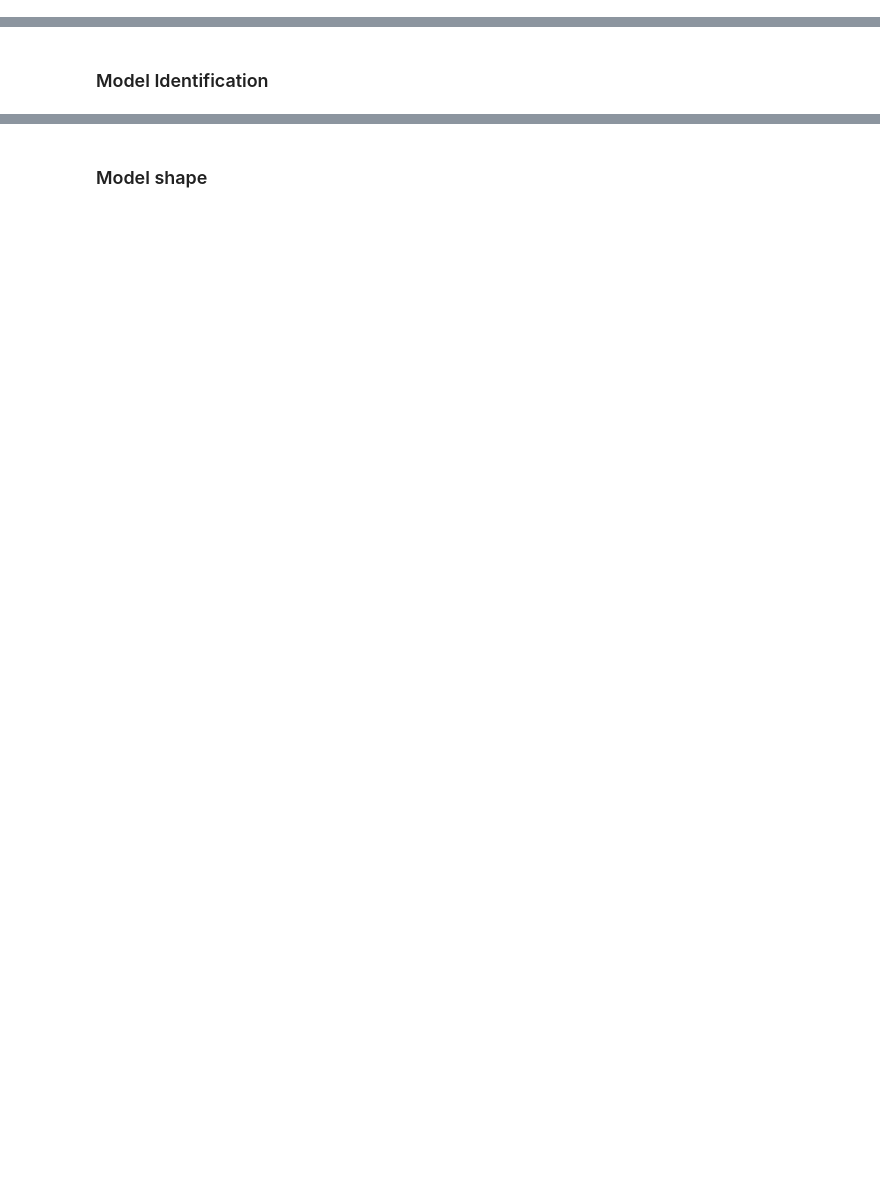
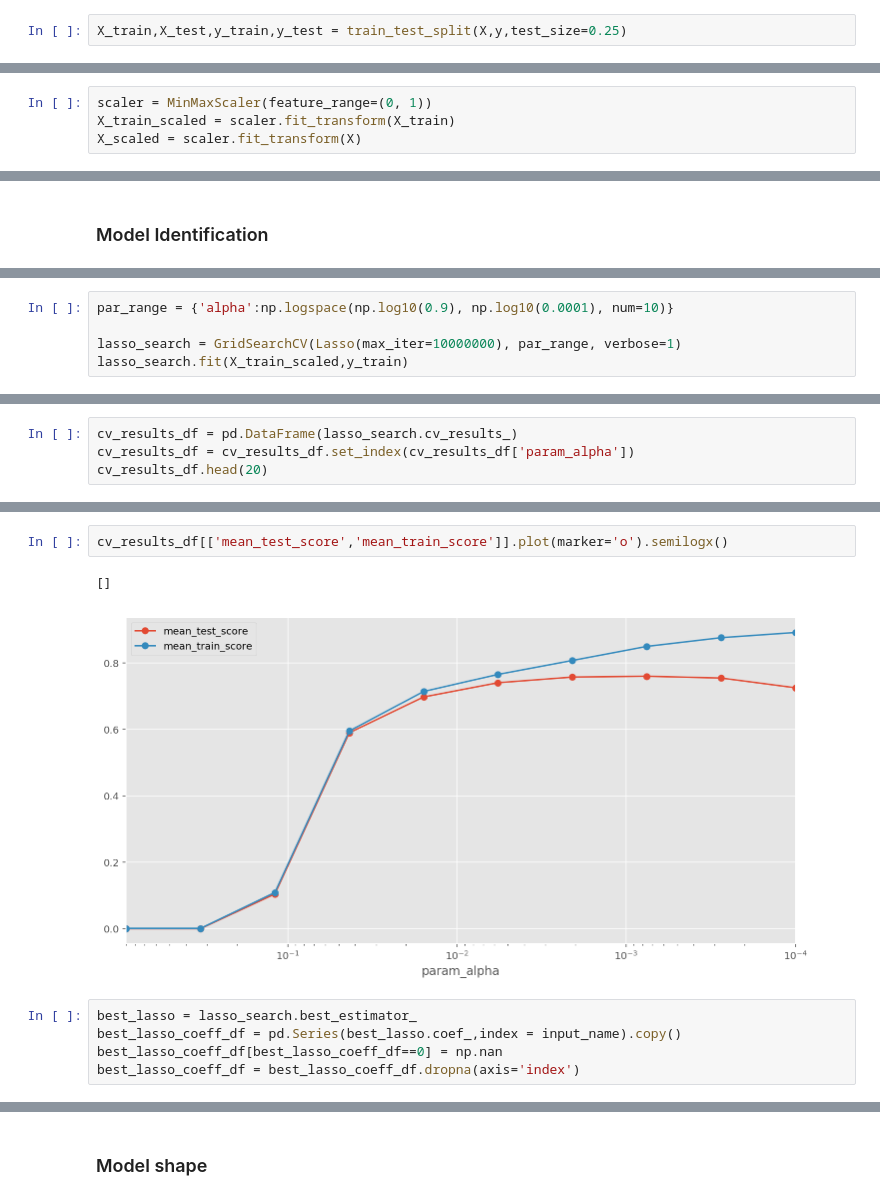
Before and after one commit to luciofaso/migration_analysis, a Jupyter notebook: EmigrationModel.ipynb, the cells around one changed output, grey strips where cells are left out. Drawn from its saved outputs; the diff is of its cells as text; blank space fills up the shorter version.

```diff
--- a/EmigrationModel.ipynb
+++ b/EmigrationModel.ipynb
@@ -45,0 +85,2 @@ for column in data:
+# %%
+X_train,X_test,y_train,y_test = train_test_split(X,y,test_size=0.25)
@@ -45,0 +89,4 @@ for column in data:
+# %%
+scaler = MinMaxScaler(feature_range=(0, 1))
+X_train_scaled = scaler.fit_transform(X_train)
+X_scaled = scaler.fit_transform(X)
@@ -92,0 +97,5 @@ model_lasso = LassoCV(0.005,max_iter=100000000)
+# %%
+par_range = {'alpha':np.logspace(np.log10(0.9), np.log10(0.0001), num=10)}
+
+lasso_search = GridSearchCV(Lasso(max_iter=10000000), par_range, verbose=1)
+lasso_search.fit(X_train_scaled,y_train)
@@ -92,0 +114,4 @@ model_lasso = LassoCV(0.005,max_iter=100000000)
+# %%
+cv_results_df = pd.DataFrame(lasso_search.cv_results_)
+cv_results_df = cv_results_df.set_index(cv_results_df['param_alpha'])
+cv_results_df.head(20)
@@ -92,0 +131,10 @@ model_lasso = LassoCV(0.005,max_iter=100000000)
+# %%
+cv_results_df[['mean_test_score','mean_train_score']].plot(marker='o').semilogx()
+# %% [output]
+[]
+[figure, added]
+# %%
+best_lasso = lasso_search.best_estimator_
+best_lasso_coeff_df = pd.Series(best_lasso.coef_,index = input_name).copy()
+best_lasso_coeff_df[best_lasso_coeff_df==0] = np.nan
+best_lasso_coeff_df = best_lasso_coeff_df.dropna(axis='index')
```
Also changed, not shown: parts of 70 cells of this notebook.
